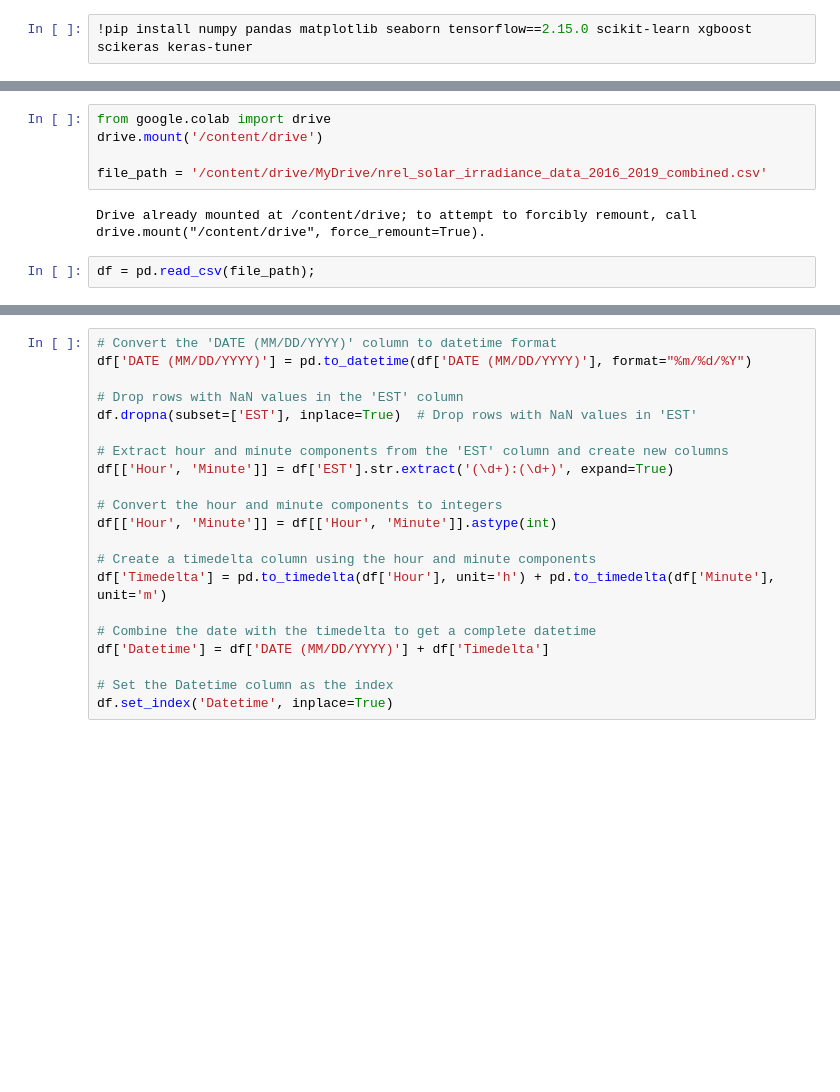
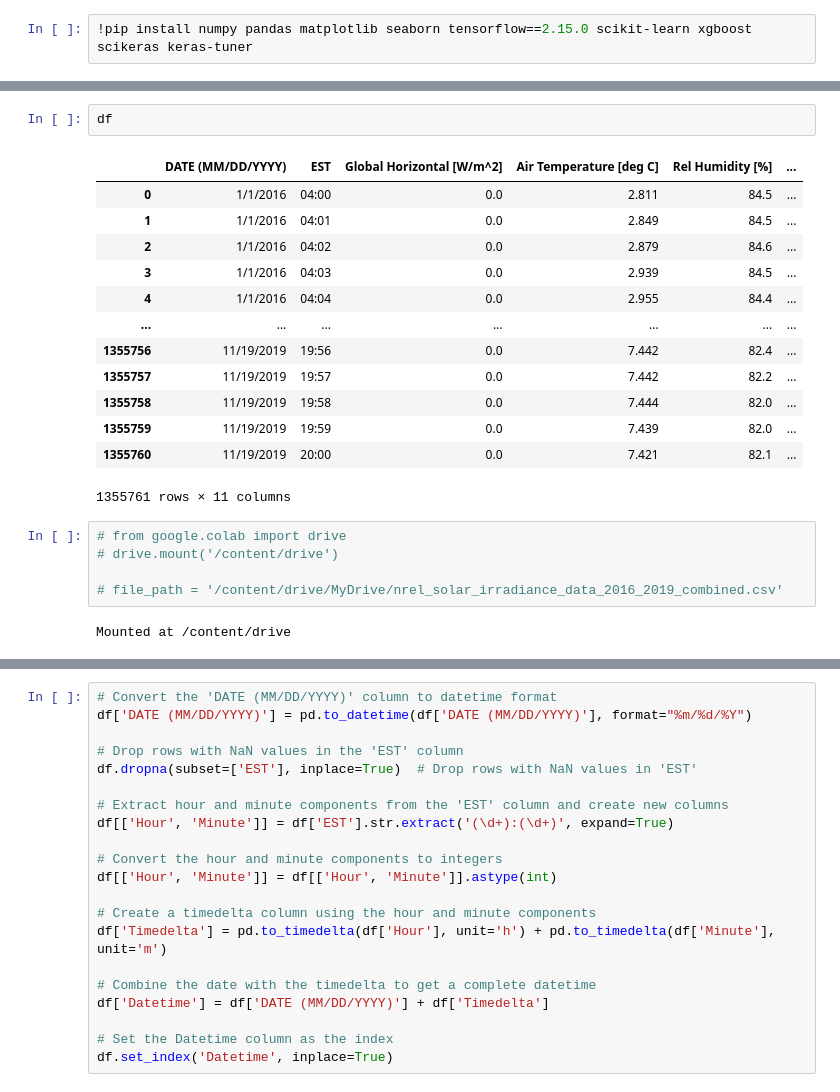
Before and after one commit to jacquesasinyo/Solar-irradiance-prediction, a Jupyter notebook: Solar irradiance prediction.ipynb, the cells around one changed output, grey strips where cells are left out. Drawn from its saved outputs; the diff is of its cells as text; blank space fills up the shorter version.

```diff
--- a/Solar irradiance prediction.ipynb
+++ b/Solar irradiance prediction.ipynb
@@ -77,10 +54,24 @@ Data successfully retrieved and saved to output_data.csv
+# %%
+df
+# %% [output]
+|  | DATE (MM/DD/YYYY) | EST | Global Horizontal [W/m^2] | Air Temperature [deg C] | Rel Humidity [%] | ... |
+| 0 | 1/1/2016 | 04:00 | 0.0 | 2.811 | 84.5 | ... |
+| 1 | 1/1/2016 | 04:01 | 0.0 | 2.849 | 84.5 | ... |
+| 2 | 1/1/2016 | 04:02 | 0.0 | 2.879 | 84.6 | ... |
+| 3 | 1/1/2016 | 04:03 | 0.0 | 2.939 | 84.5 | ... |
+| 4 | 1/1/2016 | 04:04 | 0.0 | 2.955 | 84.4 | ... |
+| ... | ... | ... | ... | ... | ... | ... |
+| 1355756 | 11/19/2019 | 19:56 | 0.0 | 7.442 | 82.4 | ... |
+| 1355757 | 11/19/2019 | 19:57 | 0.0 | 7.442 | 82.2 | ... |
+| 1355758 | 11/19/2019 | 19:58 | 0.0 | 7.444 | 82.0 | ... |
+| 1355759 | 11/19/2019 | 19:59 | 0.0 | 7.439 | 82.0 | ... |
+| 1355760 | 11/19/2019 | 20:00 | 0.0 | 7.421 | 82.1 | ... |
+1355761 rows × 11 columns
 # %%
-from google.colab import drive
-drive.mount('/content/drive')
+# from google.colab import drive
+# drive.mount('/content/drive')
 
-file_path = '/content/drive/MyDrive/nrel_solar_irradiance_data_2016_2019_combined.csv'
+# file_path = '/content/drive/MyDrive/nrel_solar_irradiance_data_2016_2019_combined.csv'
 # %% [output]
-Drive already mounted at /content/drive; to attempt to forcibly remount, call drive.mount("/content/drive", force_remount=True).
+Mounted at /content/drive
-# %%
-df = pd.read_csv(file_path);
 # %%
```
Also changed, not shown: parts of 42 cells of this notebook, 6 other files.
